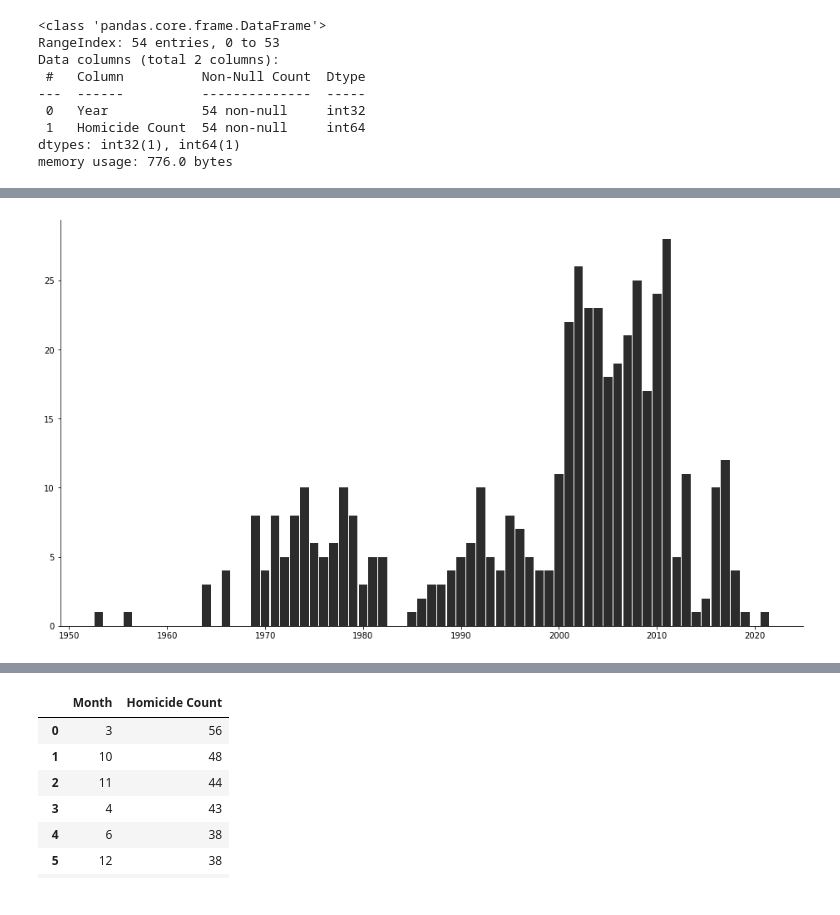
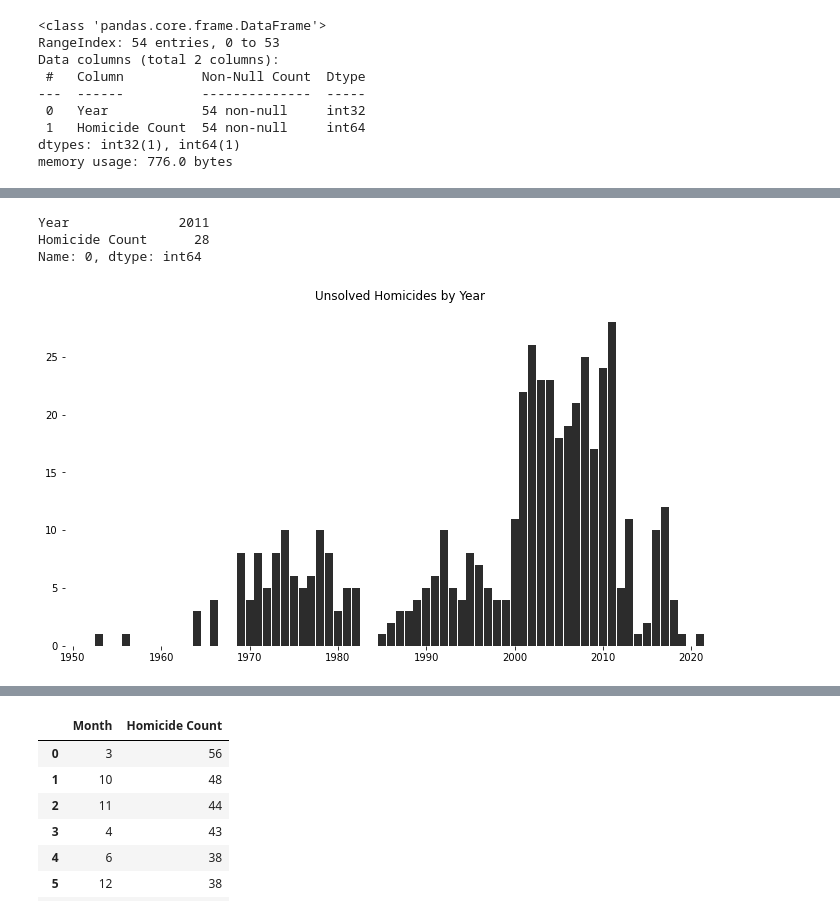
Before and after one commit to IsabelsRepo/IsabelsRepo, a Jupyter notebook: Data-Science/Unsolved Homicide Analysis/Unsolved_Homicides.ipynb, the cells around one changed output, grey strips where cells are left out. Drawn from its saved outputs; the diff is of its cells as text; code cells hidden in the pictures.

```diff
--- a/Data-Science/Unsolved Homicide Analysis/Unsolved_Homicides.ipynb
+++ b/Data-Science/Unsolved Homicide Analysis/Unsolved_Homicides.ipynb
@@ -395,10 +426,17 @@ show(date_bar)
 # %% [output]
 [interactive output not drawn]
 [interactive output not drawn]
+# %%
+years_df.loc[years_df['Homicide Count'].idxmax()]
+# %% [output]
+Year              2011
+Homicide Count      28
+Name: 0, dtype: int64
 # %%
-fig, ax = plt.subplots(figsize=(16,9))
+fig, ax = plt.subplots(figsize=(12,6.25))
 ax.bar(years_df['Year'], years_df['Homicide Count'], width=0.9, color='#2C2C2C')
-ax.spines[['top', 'right']].set_visible(False)
+ax.spines[['top', 'right', 'left', 'bottom']].set_visible(False)
+ax.set_title('Unsolved Homicides by Year')
 plt.show()
 # %% [output]
-[figure, old version]
+[figure, new version]
```
Also changed, not shown: parts of 51 cells of this notebook.
